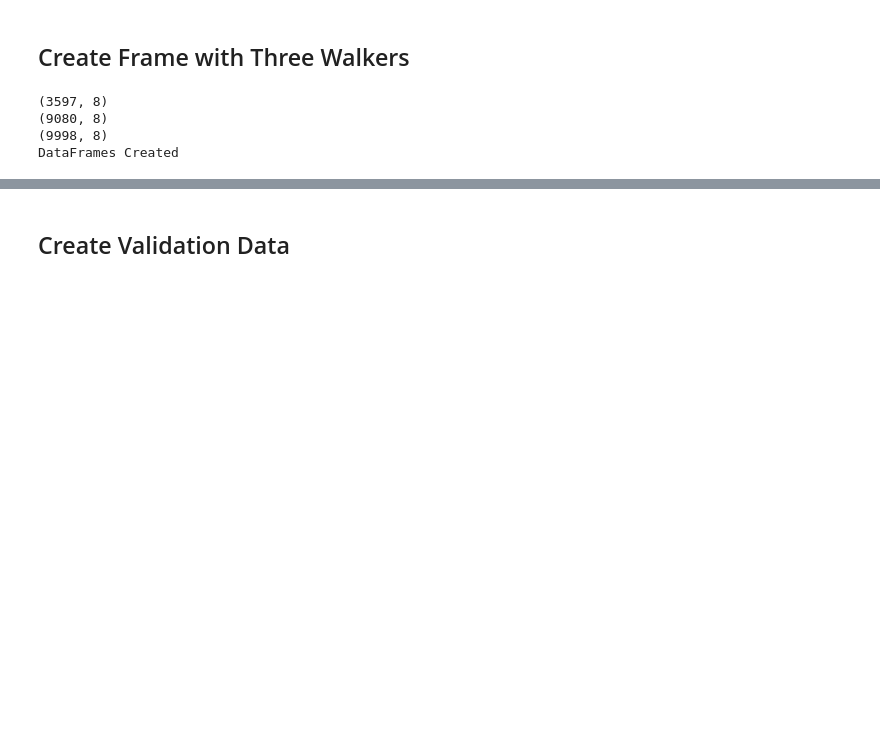
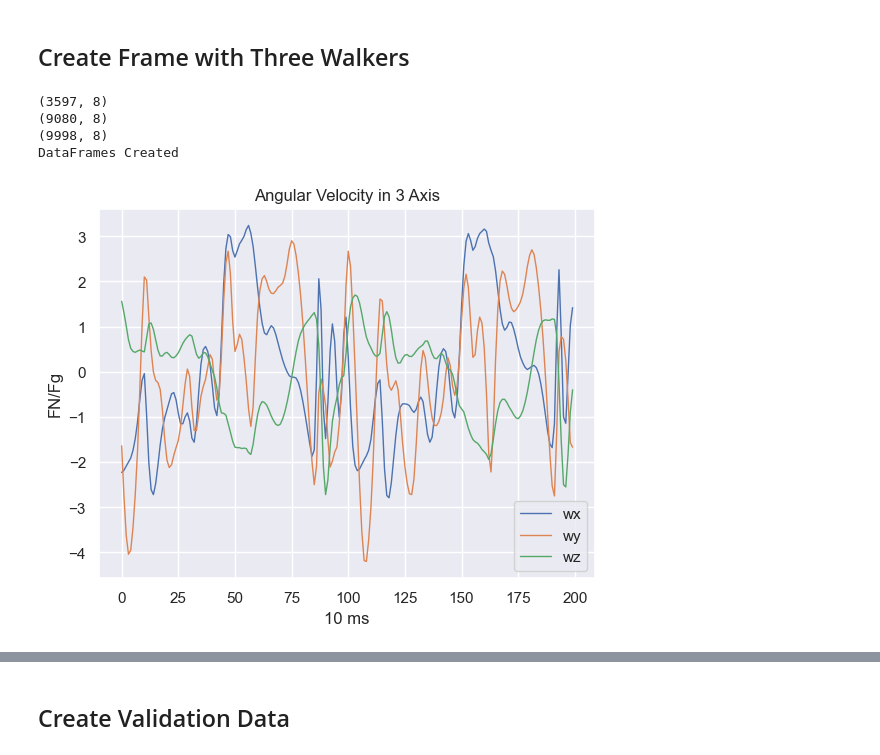
Before and after one commit to rgeorgebu/cs6330-final-project, a Jupyter notebook: WalkerClassificationModelsVer_2.ipynb, the cells around one changed output, grey strips where cells are left out. Cells and saved outputs as stored; diff of their text form; code cells hidden in the pictures; blank space fills up the shorter version.

```diff
--- a/WalkerClassificationModelsVer_2.ipynb
+++ b/WalkerClassificationModelsVer_2.ipynb
@@ -207,3 +207,16 @@ print("DataFrames Created")
 (9080, 8)
 (9998, 8)
 DataFrames Created
+# %%
+plot(df_sitting['wx'][0:200], linewidth=1)
+plot(df_sitting['wy'][0:200], linewidth=1)
+plot(df_sitting['wz'][0:200], linewidth=1)
+#plt.xticks([0,1, 2, 3, 4,6,7,8,9])
+plt.locator_params(axis='x', nbins=10)
+plt.xlabel("10 ms")
+plt.ylabel("FN/Fg")
+plt.legend(['wx','wy','wz'])
+plt.title("Angular Velocity in 3 Axis")
+plt.show()
+# %% [output]
+[figure, added]
```
Also changed, not shown: parts of 1 cell of this notebook, 1 other file.
